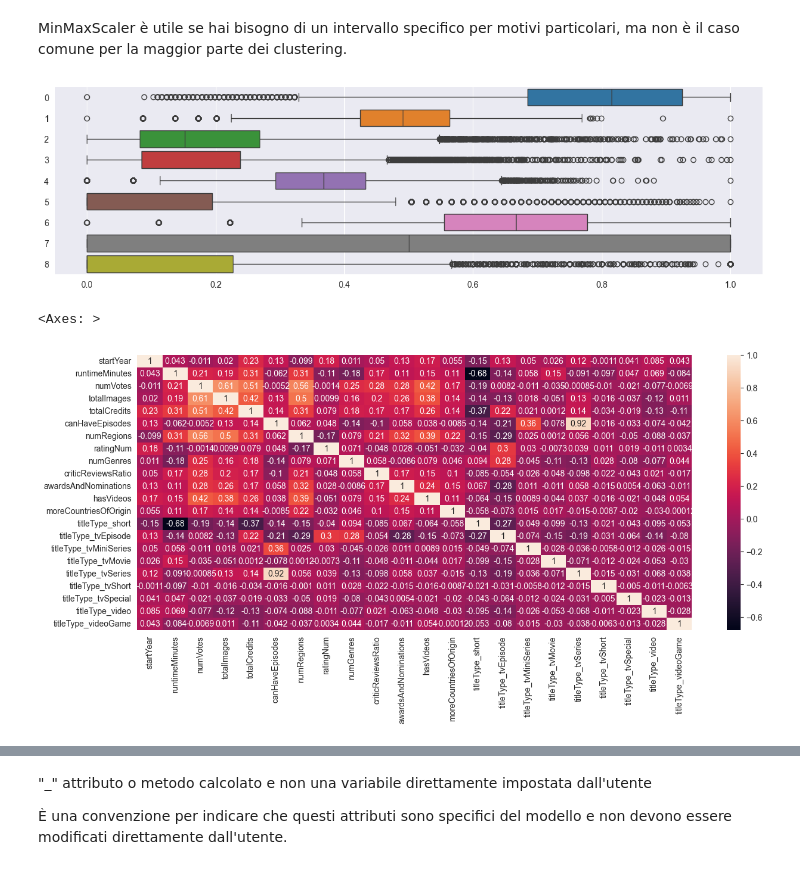
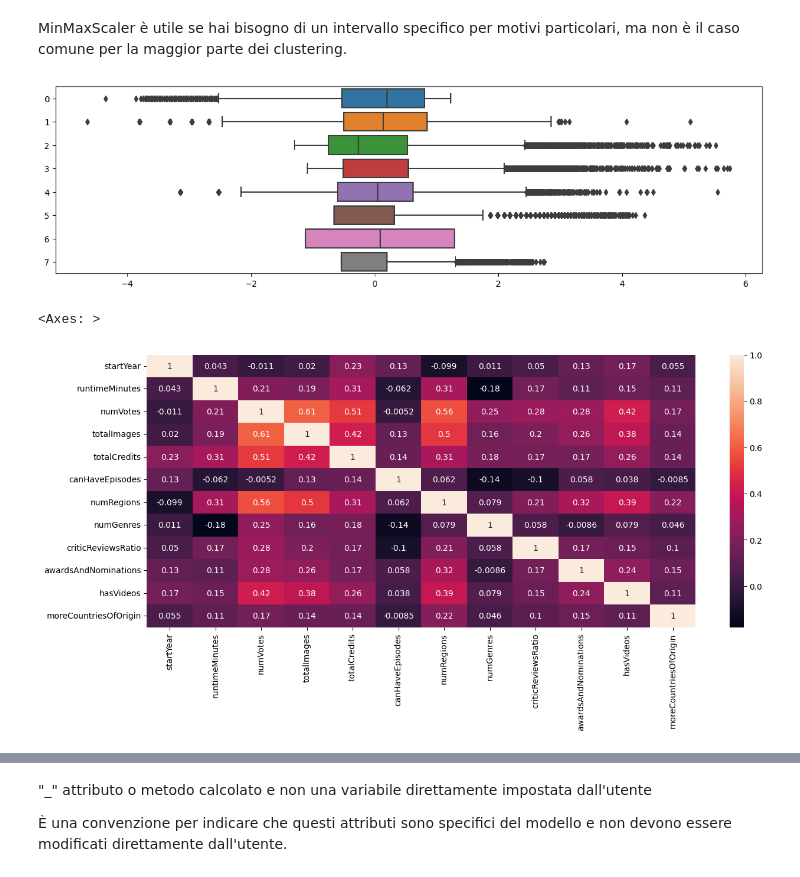
Before and after one commit to g-fabiani4-unipi/dm_project, a Jupyter notebook: KMeans.ipynb, the cells around one changed output, grey strips where cells are left out. Saved outputs shown, nothing was run; the diff lists cells and outputs as text; code cells hidden in the pictures.

Commit message:
Change kmeans to use only numeric features. Analysis of results

```diff
--- a/KMeans.ipynb
+++ b/KMeans.ipynb
@@ -10,7 +10,7 @@ from sklearn.cluster import KMeans, DBSCAN, AgglomerativeClustering
 from sklearn.metrics import mean_absolute_error, silhouette_score
 from sklearn.decomposition import PCA
 # %%
-train_clean = pd.read_csv("train_clean.csv", index_col=0)
+train_clean = pd.read_csv("results/train_clean.csv", index_col=0)
 train_clean.head()
 # %% [output]
 |  | originalTitle | rating | startYear | runtimeMinutes | numVotes | totalImages | totalCredits | titleType | ... |
@@ -29,7 +29,7 @@ countryOfOrigin    object
 genres             object
 dtype: object
 # %%
-cols_to_drop = ['originalTitle', 'rating', 'countryOfOrigin', 'genres']
+cols_to_drop = ['originalTitle', 'rating', 'countryOfOrigin', 'genres', 'ratingNum', 'titleType']
 
 train_drop = train_clean.drop(columns=cols_to_drop)
 
@@ -84,7 +78,7 @@ train_encoded.head()
 # %%
-numeric_columns = train_encoded.select_dtypes(include=['int64', 'float64']).columns
-scaler = MinMaxScaler()
-train_data = scaler.fit_transform(train_encoded[numeric_columns])
+numeric_columns = train_drop.select_dtypes(include=['int64', 'float64']).columns
+scaler = StandardScaler()
+train_data = scaler.fit_transform(train_drop[numeric_columns])
 # %% [markdown]
 scaler = StandardScaler()
 train_data = scaler.fit_transform(df_train_encoded[numeric_columns])
@@ -93,14 +87,14 @@ MinMaxScaler è utile se hai bisogno di un intervallo specifico per motivi parti
 # %%
 plt.figure(figsize = (15,4))
 sns.boxplot(data = train_data, orient = "h")
 plt.show()
 
 plt.figure(figsize = (15,6))
-sns.heatmap(train_encoded.corr(), annot=True)
+sns.heatmap(train_drop.corr(), annot=True)
 # %% [output]
-[figure, old version]
+[figure, new version]
 <Axes: >
-[figure, old version]
+[figure, new version]
 # %%
 %%time
 
```
Also changed, not shown: parts of 24 cells of this notebook.
